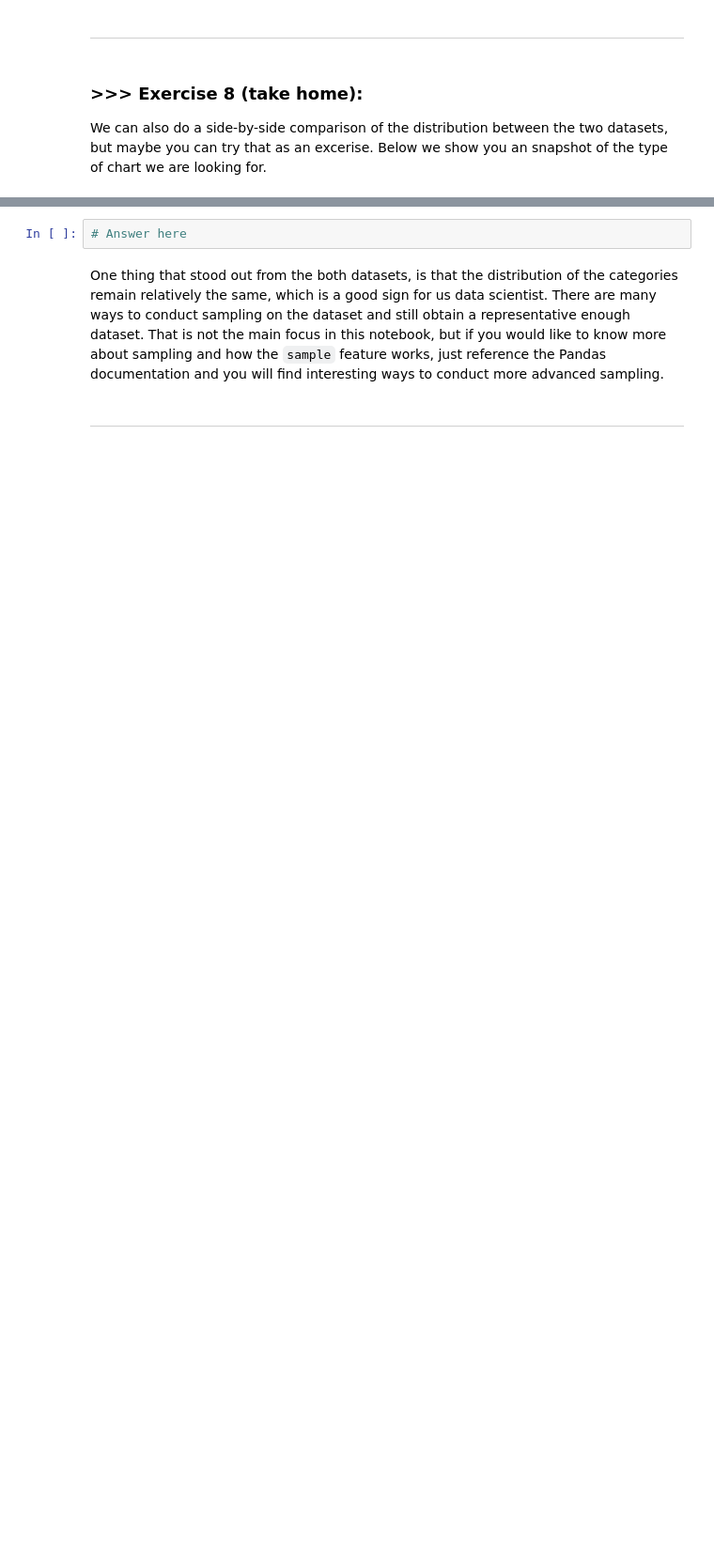
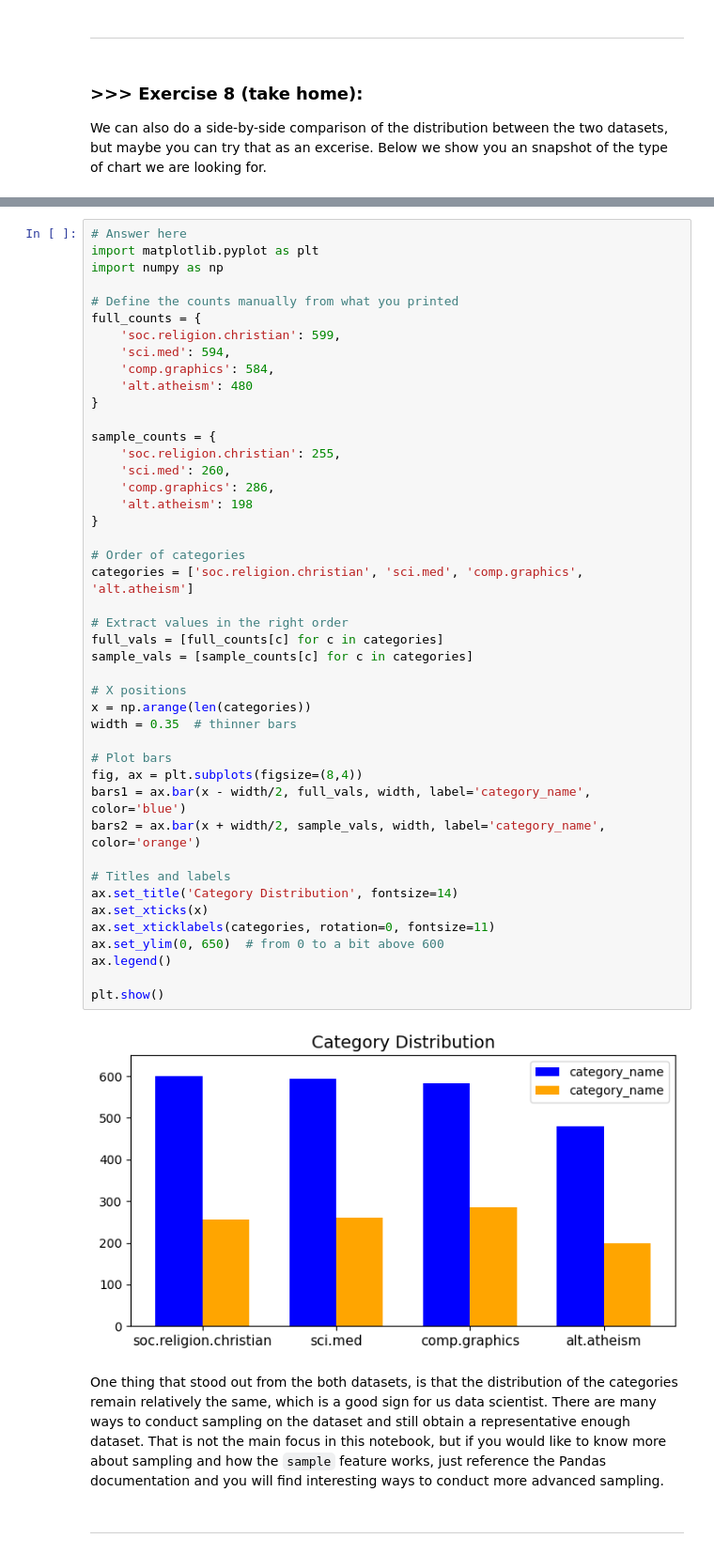
Before and after one commit to DorothySchesly/DM2025-Lab1-Exercise, a Jupyter notebook: DM2025-Lab1-Master.ipynb, the cells around one changed output, grey strips where cells are left out. Shown at 94% size. Saved outputs shown, nothing was run; the diff lists cells and outputs as text; blank space fills up the shorter version.

```diff
--- a/DM2025-Lab1-Master.ipynb
+++ b/DM2025-Lab1-Master.ipynb
@@ -870,8 +917,52 @@ Notice that for the `ylim` parameters we hardcoded the maximum value for y. Is i
 We can also do a side-by-side comparison of the distribution between the two datasets, but maybe you can try that as an excerise. Below we show you an snapshot of the type of chart we are looking for.
 # %% [markdown]
 ![alt txt](https://i.imgur.com/9eO431H.png)
-# %%
-# Answer here
+# %%
+# Answer here
+import matplotlib.pyplot as plt
+import numpy as np
+
+# Define the counts manually from what you printed
+full_counts = {
+    'soc.religion.christian': 599,
+    'sci.med': 594,
+    'comp.graphics': 584,
+    'alt.atheism': 480
+}
+
+sample_counts = {
+    'soc.religion.christian': 255,
+    'sci.med': 260,
+    'comp.graphics': 286,
+    'alt.atheism': 198
+}
+
+# Order of categories
+categories = ['soc.religion.christian', 'sci.med', 'comp.graphics', 'alt.atheism']
+
+# Extract values in the right order
+full_vals = [full_counts[c] for c in categories]
+sample_vals = [sample_counts[c] for c in categories]
+
+# X positions
+x = np.arange(len(categories))
+width = 0.35  # thinner bars
+
+# Plot bars
+fig, ax = plt.subplots(figsize=(8,4))
+bars1 = ax.bar(x - width/2, full_vals, width, label='category_name', color='blue')
+bars2 = ax.bar(x + width/2, sample_vals, width, label='category_name', color='orange')
+
+# Titles and labels
+ax.set_title('Category Distribution', fontsize=14)
+ax.set_xticks(x)
+ax.set_xticklabels(categories, rotation=0, fontsize=11)
+ax.set_ylim(0, 650)  # from 0 to a bit above 600
+ax.legend()
+
+plt.show()
+# %% [output]
+[figure, added]
 # %% [markdown]
 One thing that stood out from the both datasets, is that the distribution of the categories remain relatively the same, which is a good sign for us data scientist. There are many ways to conduct sampling on the dataset and still obtain a representative enough dataset. That is not the main focus in this notebook, but if you would like to know more about sampling and how the `sample` feature works, just reference the Pandas documentation and you will find interesting ways to conduct more advanced sampling.
 # %% [markdown]
```
Also changed, not shown: parts of 14 cells of this notebook, 2 other files.
